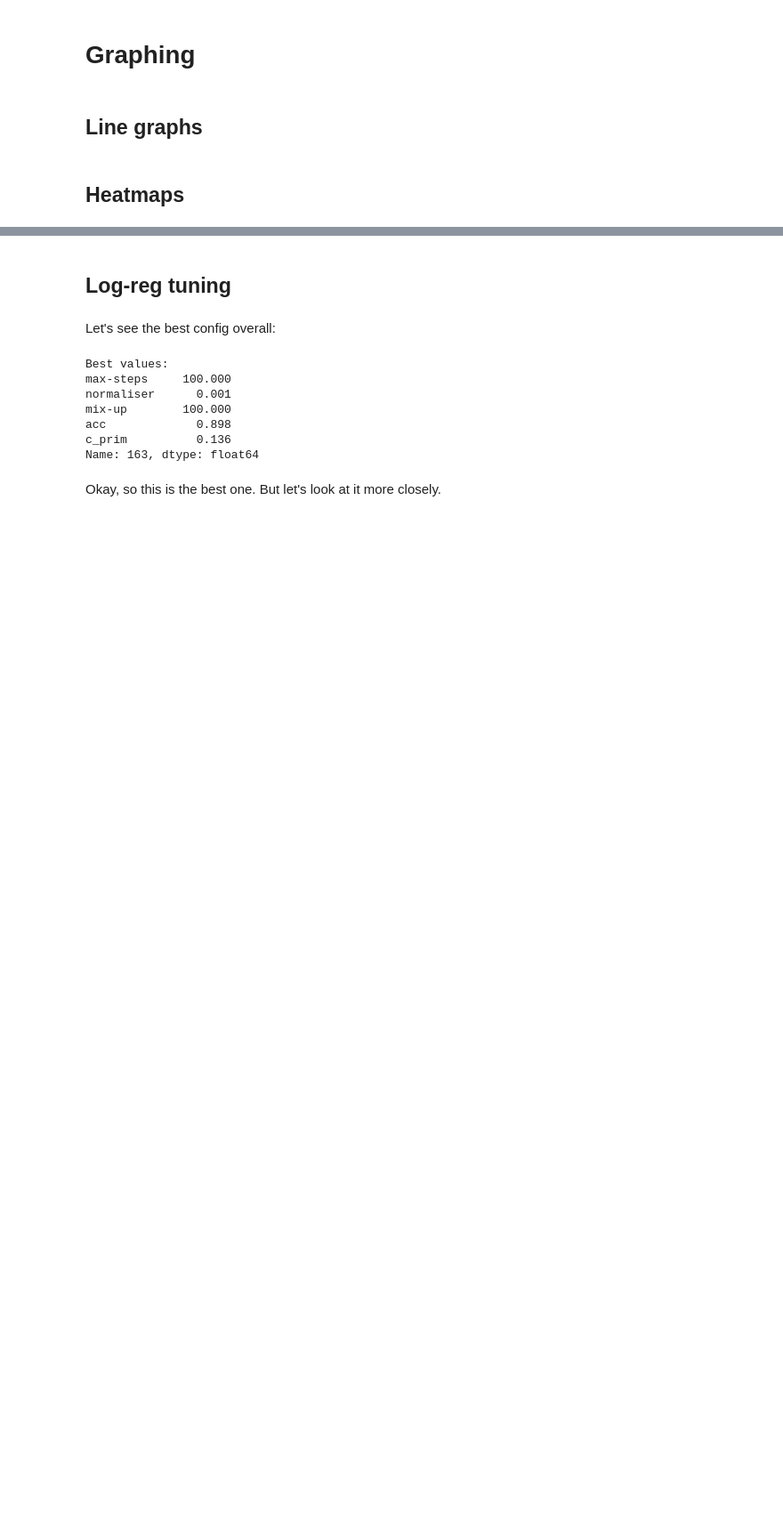
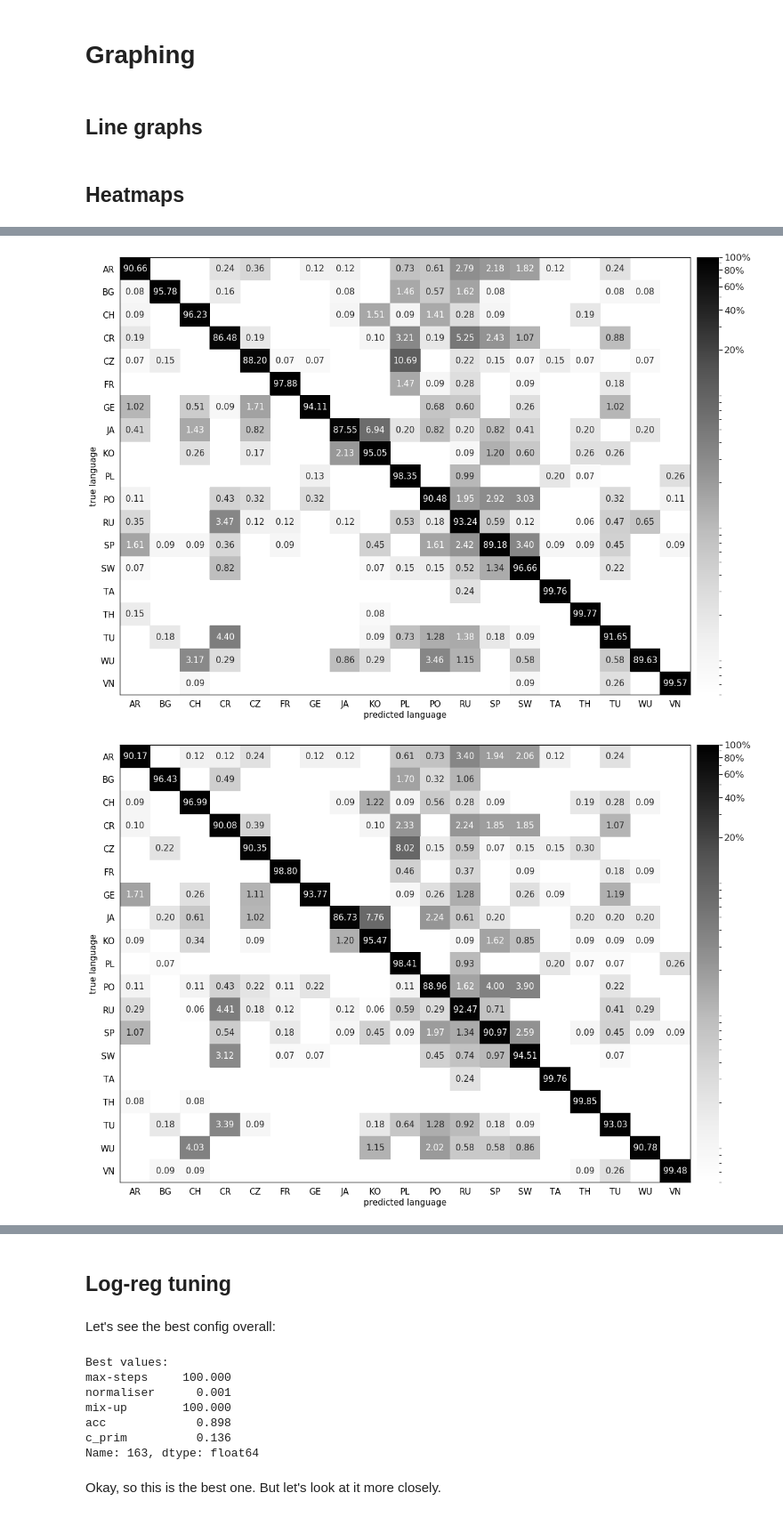
Before and after one commit to samsucik/prosodic-lid-globalphone-dissertation, a Jupyter notebook: graphing/Graphing.ipynb, the cells around one changed output, grey strips where cells are left out. Shown at 89% size. Cells and saved outputs as stored; diff of their text form; code cells hidden in the pictures; blank space fills up the shorter version.

```diff
--- a/graphing/Graphing.ipynb
+++ b/graphing/Graphing.ipynb
@@ -18,6 +18,11 @@ sns.set(font_scale=font_size/10)
 
 def save_fig(fig, name):
     fig.savefig("../img/{}.pdf".format(name))
+
+languages = ["AR", "BG", "CH", "CR", "CZ", "FR", "GE", "JA", "KO", "PL",
+              "PO", "RU", "SP", "SW", "TA", "TH", "TU", "WU", "VN"]
+exps = ["mfcc", "mfcc-deltas", "sdc", "pitch", "energy", "pitch-energy",
+        "sdc-pitch-energy", "sdc-pitch", "sdc-energy"]
 # %% [markdown]
 ## Line graphs
 # %%
@@ -110,27 +112,30 @@ def plot_linear(line_data, x_label="Epoch number", y_label="Accuracy", stats_int
 # %% [markdown]
 ## Heatmaps
 # %%
-def plot_heatmap(values, xs, ys, x_label, y_label, height=None, cmap=None, logColourbar=False,
-                 scale_label=r"$acc_{val}$", scale_format="%.3f", min_v=None, max_v=None, title=None):
+def plot_heatmap(values, xs, ys, x_label, y_label, height=None, width=None, cmap=None, logColourbar=False,
+                 scale_label=None, scale_format="%.3f", fmt=".3g", min_v=None, max_v=None,
+                 title=None):
     if cmap is None:
         cmap = 'seismic'
     if logColourbar:
         norm = LogNorm(vmin=np.amax(values), vmax=np.amin(values))
     else:
         norm = None
-    width = 1.0*len(xs) + 3
+    if width is None:
+        width = 1.0*len(xs) + 3
     if height is None:
         height = (width - 6)*(len(ys)*1.0/(len(xs)*1.0))
     cbar_kws = {
         "pad": 0.01,
-        "format": scale_format,
-        "label": scale_label
+        "format": scale_format
     }
+    if scale_label is not None:
+        cbar_kws["label"] = scale_label
 
     fig = plt.figure(figsize=(width, height), frameon=True, edgecolor='blue')
     ax = fig.add_subplot(111)
     ax = sns.heatmap(values, vmin=min_v, vmax=max_v, cmap=cmap, center=None, robust=True,
-                annot=True, fmt='.3g', annot_kws={"fontsize": font_size}, linewidths=0, linecolor='black',
+                annot=True, fmt=fmt, annot_kws={"fontsize": font_size}, linewidths=0, linecolor='black',
                 cbar=True, cbar_kws=cbar_kws, cbar_ax=None, square=False,
                 xticklabels=xs, yticklabels=ys, mask=None, ax=ax,
                 norm=norm)
@@ -139,7 +144,6 @@ def plot_heatmap(values, xs, ys, x_label, y_label, height=None, cmap=None, logCo
         spine.set_visible(True)
         spine.set_color('black')
 
-#     ax.ticklabel_format(axis='x', style='scientific')
     ax.tick_params(axis='both', which='both', size=6, labelcolor='black', color='black', labelsize=font_size)
     ax.set_xlabel(x_label, fontsize=font_size, color='black')
     ax.set_ylabel(y_label, fontsize=font_size,  color='black')
@@ -149,6 +153,3 @@ def plot_heatmap(values, xs, ys, x_label, y_label, height=None, cmap=None, logCo
     plt.tight_layout()
 
     return fig
-
-# fig = plot_heatmap(**data_heat)
-# save_fig(fig=fig, name="sample_heatmap_graph")
@@ -234,0 +169,17 @@ def plot_weird_3d(data, w=15, h=3.5, x_label="Y", y_label="(x_1, x_2) ranges",
+# %%
+def get_conf_mtrx(exp_name):
+    filepath = "data/results_{}.csv".format(exp_name)
+    mtrx = np.genfromtxt (filepath, delimiter=",", skip_header=1)
+    normaliser = np.repeat(mtrx.sum(axis=1), 19).reshape((19,19))
+    mtrx_normalised = 100*(np.divide(mtrx, normaliser))
+    return mtrx_normalised
+# %%
+for exp_name in exps:
+    mtrx = get_conf_mtrx(exp_name)
+    fig = plot_heatmap(mtrx, ys=languages, xs=languages, y_label="true language",
+                       x_label="predicted language", height=12, width=18, cmap="Greys", logColourbar=True,
+                       scale_format="%.0f%%", min_v=0.05, max_v=100, fmt=".2f")
+    save_fig(fig, name="conf_mtrx_{}".format(exp_name))
+# %% [output]
+[figure, added]
+[figure, added]
```
Also changed, not shown: parts of 12 cells of this notebook, 50 other files.
